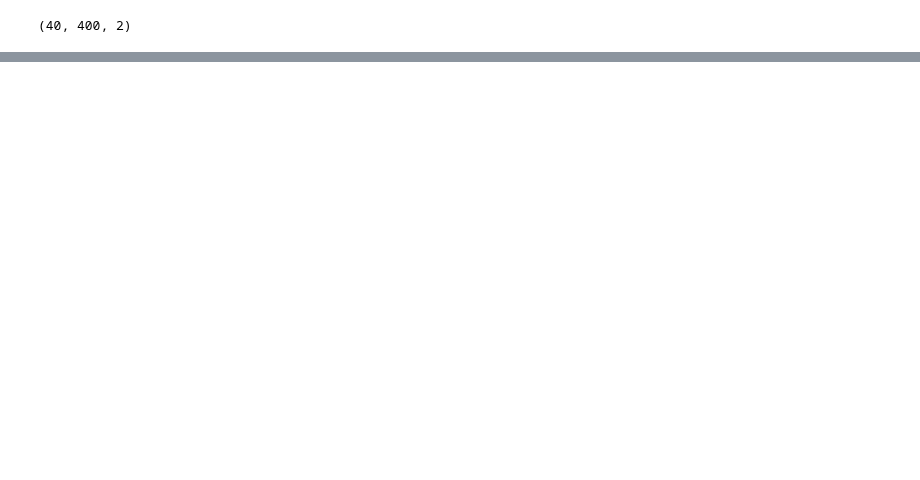
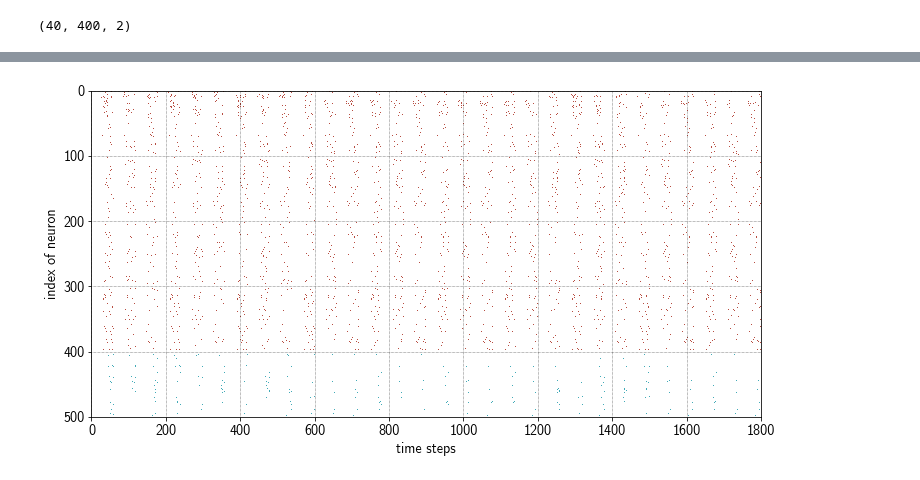
Before and after one commit to sagacitysite/pelenet, a Jupyter notebook: assemblies_v6-allocation_output-learning.ipynb, the cells around one changed output, grey strips where cells are left out. Drawn from its saved outputs; the diff is of its cells as text; code cells hidden in the pictures; blank space fills up the shorter version.

Commit message:
yin yang

```diff
--- a/assemblies_v6-allocation_output-learning.ipynb
+++ b/assemblies_v6-allocation_output-learning.ipynb
@@ -183,21 +167,39 @@ exp.net.plot.supportTurnover(supportMasks)
 # %%
+# Meta parameters
+nAssemblies = exp.net.p.inputVaryNum
+nTrain = 10
+nTest = 5
+nTrials = nAssemblies * (nTrain + nTest)
+
 # New parameters
 newParameters = {
     **parameters,
-    'trials': 40,
+    'trials': nTrials,
     # Input
-    'inputVaryProbs': [0.9, 0.1],
+    'inputIsVary': False,
+    'inputOffset': 0,
     # Plasticity
     'isLearningRule': False,
 }
 # %%
 # Initilizes a second experiment
-exp2 = AssemblyExperiment(name='assemblies-retrain', parameters=newParameters)
+exp2 = AssemblyOutputExperiment(name='assemblies-output', parameters=newParameters)
 # %%
-# Build network
+# Get weights from previous experiment
 weights = deepcopy(exp.net.initialWeights)
 weights.exex = exp.net.trainedWeightsExex[-1]
-exp2.build(exp.net.initialMasks, weights)
+
+# Define inputs
+inputDataset = exp2.loadYinYangAsInputs(nAssemblies=nAssemblies, nTrain=nTrain, nTest=nTest)
+
+# Build experiment
+exp2.build(
+    supportMask=supportMasks[-1],
+    mask=exp.net.initialMasks,
+    weights=weights,
+    assemblyIndex=0,
+    inputSpikeIndices=inputDataset
+)
 # %%
 # Run network
 exp2.run()
@@ -203,0 +224,4 @@ exp2.run()
+# %%
+exp2.net.plot.reservoirSpikeTrain(figsize=(12,6))
+# %% [output]
+[figure, added]
```
Also changed, not shown: parts of 19 cells of this notebook, 2 other files.
